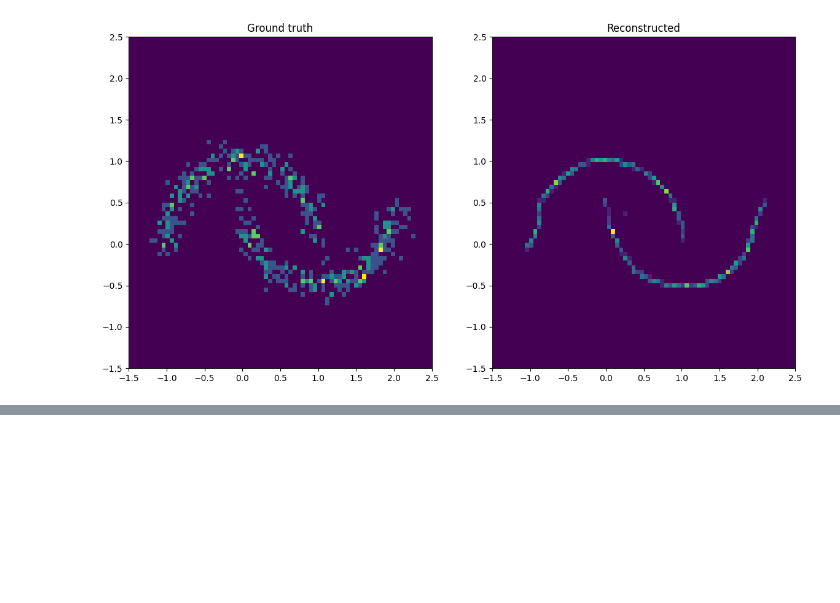
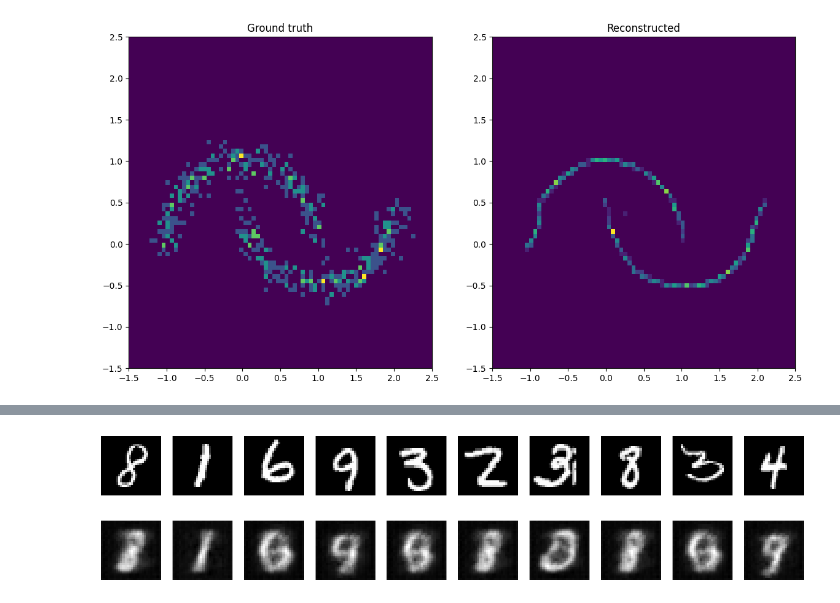
Before and after one commit to CKleiber/SciML-Seminar, a Jupyter notebook: main.ipynb, the cells around one changed output, grey strips where cells are left out. Saved outputs shown, nothing was run; the diff lists cells and outputs as text; code cells hidden in the pictures; blank space fills up the shorter version.

```diff
--- a/main.ipynb
+++ b/main.ipynb
@@ -192,0 +301,16 @@ ax[1].set_title('Reconstructed');
+# %%
+# look at reconstructions of test set
+
+reconstructed_mnist = conv_autoencoder_mnist(mnist_test).detach().numpy()
+
+# compare ground truth and reconstructed data
+
+fig, ax = plt.subplots(2, 10, figsize=(18, 4))
+
+for i in range(10):
+    ax[0, i].imshow(mnist_test[i].squeeze(), cmap='gray')
+    ax[0, i].axis('off')
+    ax[1, i].imshow(reconstructed_mnist[i].squeeze(), cmap='gray')
+    ax[1, i].axis('off')
+# %% [output]
+[figure, added]
```
Also changed, not shown: parts of 9 cells of this notebook, 9 other files.
